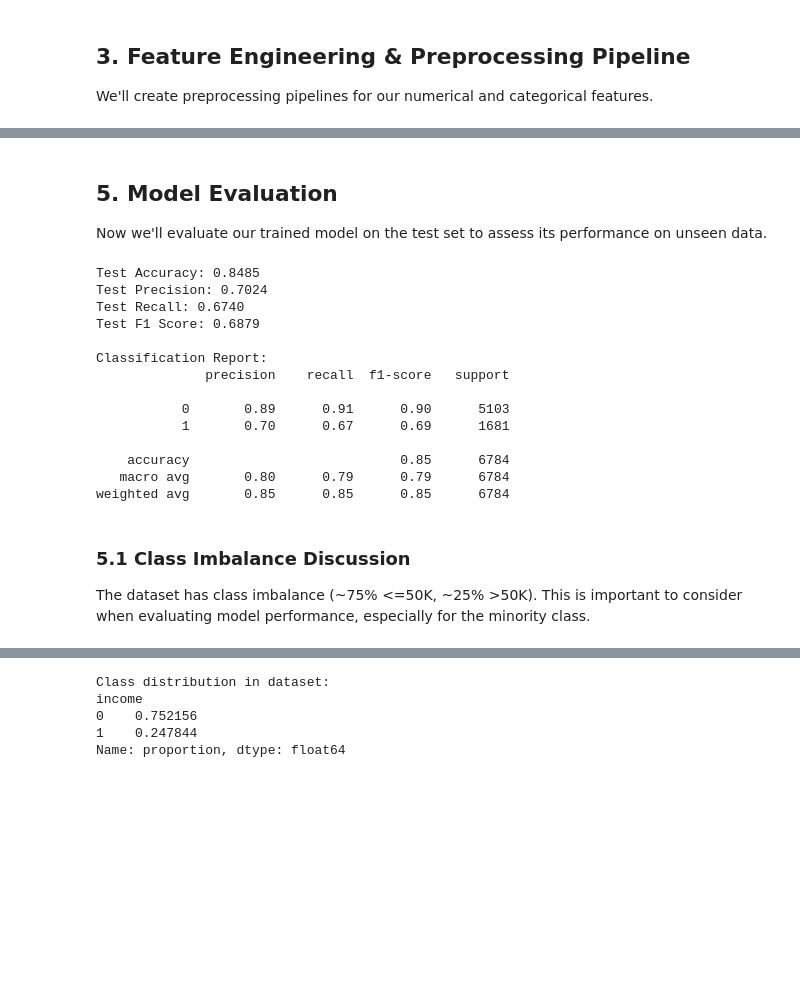
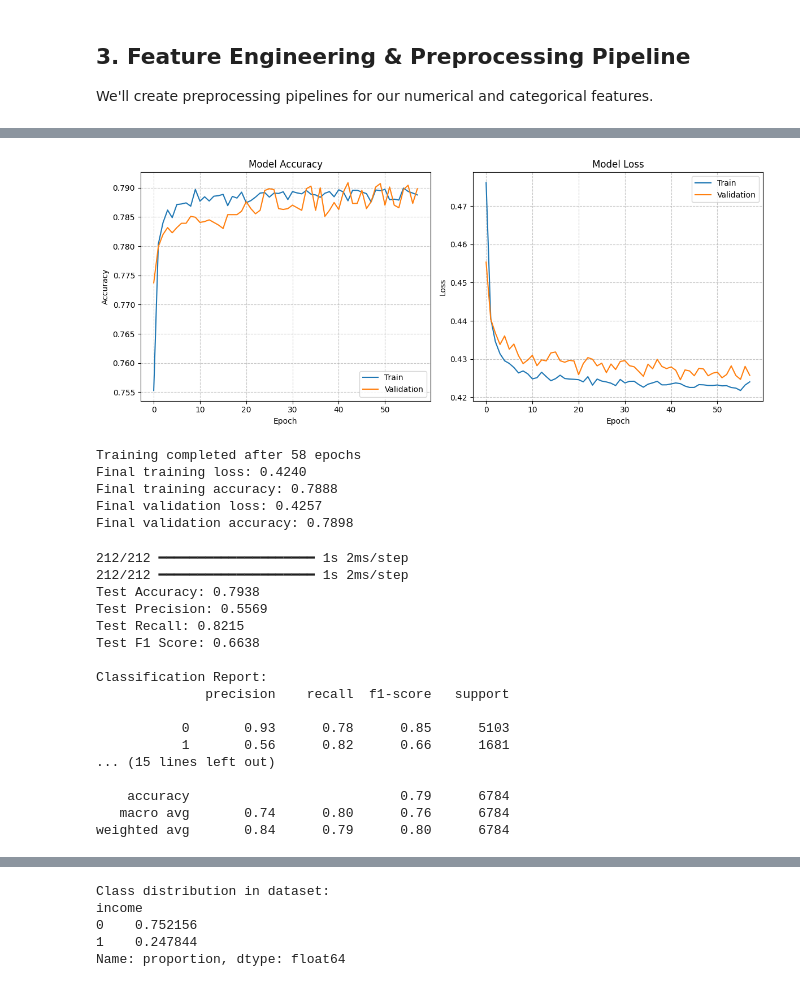
Before and after one commit to jcp-tech/Seneca_Class_Notes, a Jupyter notebook: Semester 1/AIG100 - Machine Learing/Project 3/Project 3 - AIG100 - Jonathan Chacko.ipynb, the cells around one changed output, grey strips where cells are left out. Drawn from its saved outputs; the diff is of its cells as text; code cells hidden in the pictures; blank space fills up the shorter version.

```diff
--- a/Semester 1/AIG100 - Machine Learing/Project 3/Project 3 - AIG100 - Jonathan Chacko.ipynb
+++ b/Semester 1/AIG100 - Machine Learing/Project 3/Project 3 - AIG100 - Jonathan Chacko.ipynb
@@ -337,13 +554,47 @@ Model does not show significant signs of overfitting.
-# %% [markdown]
-## 5. Model Evaluation
-
-Now we'll evaluate our trained model on the test set to assess its performance on unseen data.
+# %%
+# Plot learning curves
+plt.figure(figsize=(12, 5))
+
+# Plot training accuracy values
+plt.subplot(1, 2, 1)
+plt.plot(history.history['accuracy'], label='Train')
+plt.plot(history.history['val_accuracy'], label='Validation')
+plt.title('Model Accuracy')
+plt.ylabel('Accuracy')
+plt.xlabel('Epoch')
+plt.legend()
+plt.grid(True, linestyle='--', alpha=0.7)
+
+# Plot training loss values
+plt.subplot(1, 2, 2)
+plt.plot(history.history['loss'], label='Train')
+plt.plot(history.history['val_loss'], label='Validation')
+plt.title('Model Loss')
+plt.ylabel('Loss')
+plt.xlabel('Epoch')
+plt.legend()
+plt.grid(True, linestyle='--', alpha=0.7)
+
+plt.tight_layout()
+plt.show()
+
+# Print information about training
+print(f"Training completed after {len(history.history['loss'])} epochs")
+print(f"Final training loss: {history.history['loss'][-1]:.4f}")
+print(f"Final training accuracy: {history.history['accuracy'][-1]:.4f}")
+print(f"Final validation loss: {history.history['val_loss'][-1]:.4f}")
+print(f"Final validation accuracy: {history.history['val_accuracy'][-1]:.4f}")
+# %% [output]
+[figure, added]
+Training completed after 58 epochs
+Final training loss: 0.4240
+Final training accuracy: 0.7888
+Final validation loss: 0.4257
+Final validation accuracy: 0.7898
 # %%
 # Make predictions on the test set
-y_pred = full_pipeline.predict(X_test)
-
-# Get prediction probabilities to enable threshold adjustments if needed
-y_pred_proba = full_pipeline.predict_proba(X_test)[:, 1]
+y_pred_proba = keras_model.predict(X_test_processed)
+y_pred = (y_pred_proba > 0.5).astype(int).flatten()
 
 # Calculate performance metrics
 test_accuracy = accuracy_score(y_test, y_pred)
@@ -360,21 +611,20 @@ print(f"Test F1 Score: {test_f1:.4f}")
 print("\nClassification Report:")
 print(classification_report(y_test, y_pred))
 # %% [output]
-Test Accuracy: 0.8485
-Test Precision: 0.7024
-Test Recall: 0.6740
-Test F1 Score: 0.6879
+212/212 ━━━━━━━━━━━━━━━━━━━━ 1s 2ms/step
+212/212 ━━━━━━━━━━━━━━━━━━━━ 1s 2ms/step
+Test Accuracy: 0.7938
+Test Precision: 0.5569
+Test Recall: 0.8215
+Test F1 Score: 0.6638
 
 Classification Report:
               precision    recall  f1-score   support
 
-           0       0.89      0.91      0.90      5103
-           1       0.70      0.67      0.69      1681
+           0       0.93      0.78      0.85      5103
+           1       0.56      0.82      0.66      1681
+... (15 lines left out)
 
-    accuracy                           0.85      6784
-   macro avg       0.80      0.79      0.79      6784
-weighted avg       0.85      0.85      0.85      6784
+    accuracy                           0.79      6784
+   macro avg       0.74      0.80      0.76      6784
+weighted avg       0.84      0.79      0.80      6784
-# %% [markdown]
-### 5.1 Class Imbalance Discussion
-
-The dataset has class imbalance (~75% <=50K, ~25% >50K). This is important to consider when evaluating model performance, especially for the minority class.
```
Also changed, not shown: parts of 51 cells of this notebook, 1 other file.
